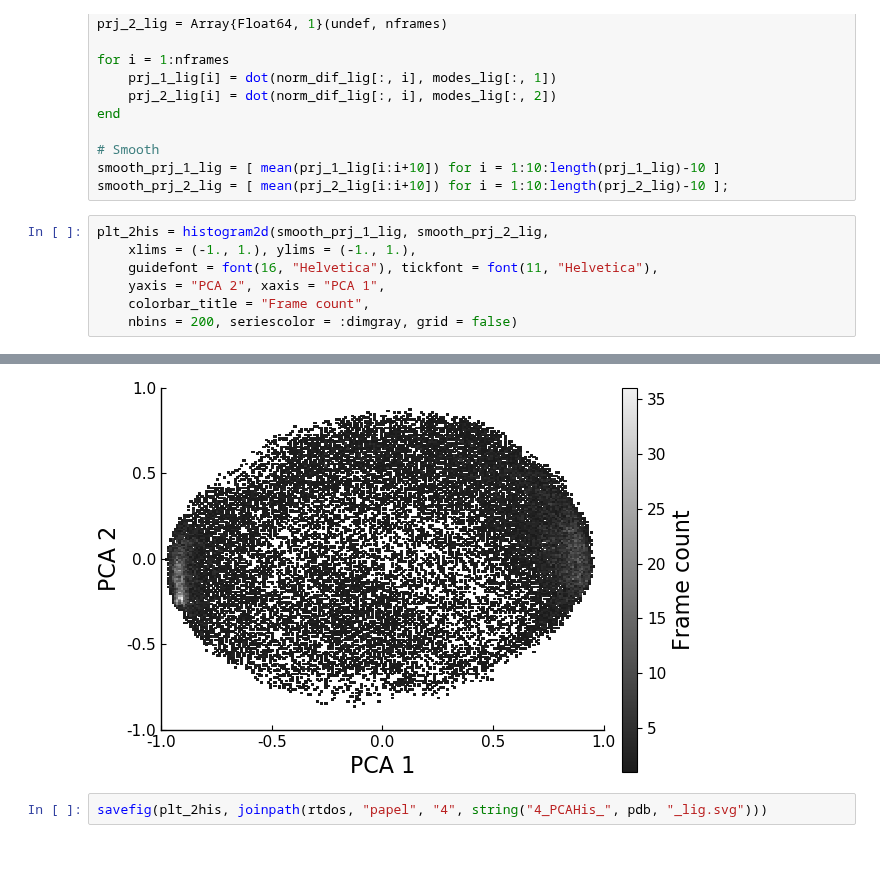
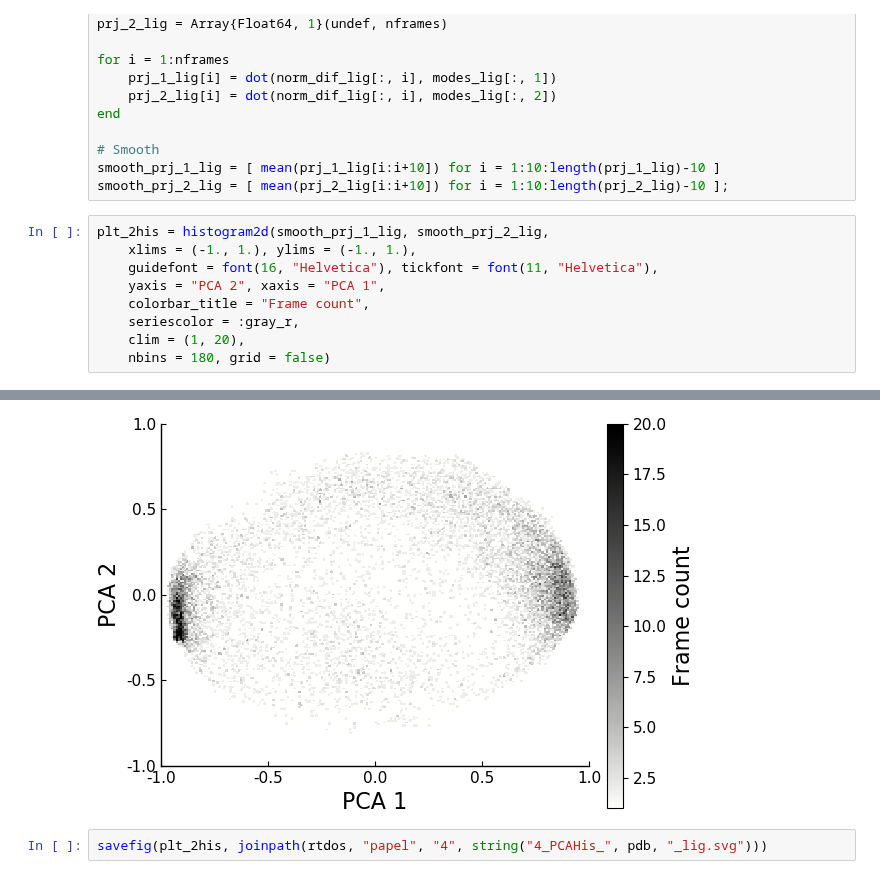
Before and after one commit to pgbarletta/reold_lbp, a Jupyter notebook: src/final_lig_4xcp.ipynb, the cells around one changed output, grey strips where cells are left out. Cells and saved outputs as stored; diff of their text form.

```diff
--- a/src/final_lig_4xcp.ipynb
+++ b/src/final_lig_4xcp.ipynb
@@ -83,5 +83,7 @@ plt_2his = histogram2d(smooth_prj_1_lig, smooth_prj_2_lig,
     guidefont = font(16, "Helvetica"), tickfont = font(11, "Helvetica"),
     yaxis = "PCA 2", xaxis = "PCA 1",
     colorbar_title = "Frame count",
-    nbins = 200, seriescolor = :dimgray, grid = false)
+    seriescolor = :gray_r,
+    clim = (1, 20),
+    nbins = 180, grid = false)
 # %% [output]
@@ -88,4 +92,4 @@ plt_2his = histogram2d(smooth_prj_1_lig, smooth_prj_2_lig,
-[figure, old version]
+[figure, new version]
 # %%
 savefig(plt_2his, joinpath(rtdos, "papel", "4", string("4_PCAHis_", pdb, "_lig.svg")))
 # %% [markdown]
```
Also changed, not shown: parts of 18 cells of this notebook, 33 other files.
